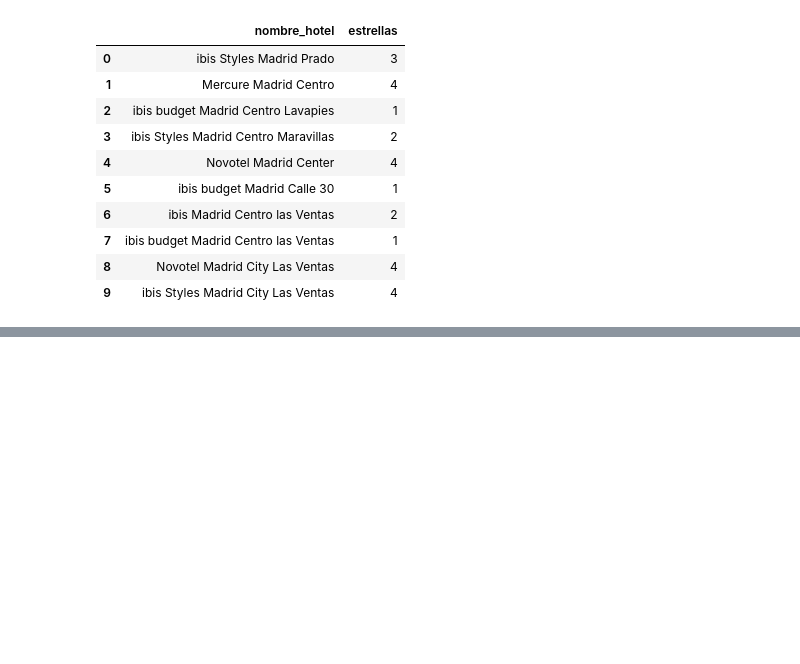
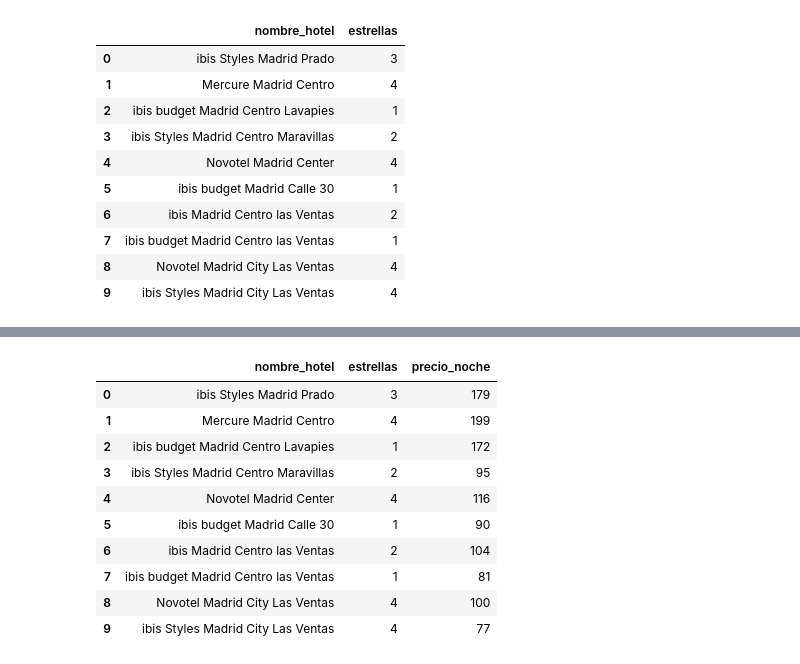
Before and after one commit to raquelscv/Proyecto-ETL, a Jupyter notebook: jupyters/scrapeo_bs.ipynb, the cells around one changed output, grey strips where cells are left out. Saved outputs shown, nothing was run; the diff lists cells and outputs as text; code cells hidden in the pictures; blank space fills up the shorter version.

Commit message:
Todo el scrapeo con selenium

```diff
--- a/jupyters/scrapeo_bs.ipynb
+++ b/jupyters/scrapeo_bs.ipynb
@@ -166,0 +167,45 @@ df_hoteles_competencia
+# %%
+def scrap_info_hoteles(url):
+    dictio_scrap = {
+        "nombre_hotel": [],
+        "estrellas": [],
+        "precio_noche": []
+    }
+
+    service = Service(ChromeDriverManager().install())
+    options = Options()
+    options.add_argument("--start-maximized")
+    driver = webdriver.Chrome(service=service, options=options)
+
+    driver.get(url)
+
+    info_hoteles = WebDriverWait(driver, 10).until(EC.presence_of_all_elements_located((By.CLASS_NAME, "hotelblock__content")))
+
+    for hotel in info_hoteles[:10]:
+        dictio_scrap["nombre_hotel"].append(hotel.find_element(By.CLASS_NAME, "title__link").text.split("\n")[0])
+        dictio_scrap["estrellas"].append(hotel.find_element(By.CLASS_NAME, "title__link").text.split("\n")[1].split(" ")[0])
+
+    precios_hoteles = WebDriverWait(driver, 10).until(EC.presence_of_all_elements_located((By.CLASS_NAME, "rate-details__price-wrapper")))
+
+    for precio_hotel in precios_hoteles[:10]:
+        dictio_scrap["precio_noche"].append(precio_hotel.text.split('\n')[1].replace("€", ""))
+
+    driver.quit()
+
+    return dictio_scrap
+# %%
+dictio_final = scrap_info_hoteles(url_hoteles)
+df_hoteles_competencia = pd.DataFrame(dictio_final)
+df_hoteles_competencia
+# %% [output]
+|  | nombre_hotel | estrellas | precio_noche |
+| 0 | ibis Styles Madrid Prado | 3 | 179 |
+| 1 | Mercure Madrid Centro | 4 | 199 |
+| 2 | ibis budget Madrid Centro Lavapies | 1 | 172 |
+| 3 | ibis Styles Madrid Centro Maravillas | 2 | 95 |
+| 4 | Novotel Madrid Center | 4 | 116 |
+| 5 | ibis budget Madrid Calle 30 | 1 | 90 |
+| 6 | ibis Madrid Centro las Ventas | 2 | 104 |
+| 7 | ibis budget Madrid Centro las Ventas | 1 | 81 |
+| 8 | Novotel Madrid City Las Ventas | 4 | 100 |
+| 9 | ibis Styles Madrid City Las Ventas | 4 | 77 |
```
Also changed, not shown: parts of 5 cells of this notebook, 2 other files.
